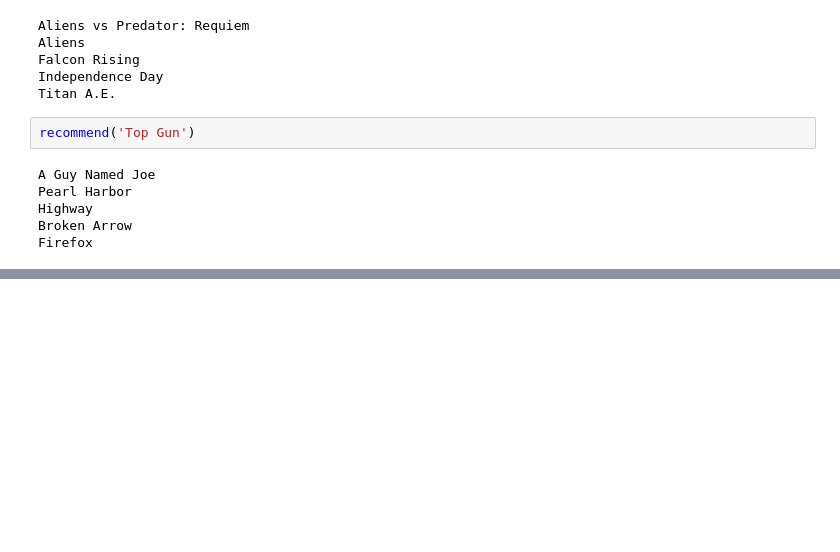
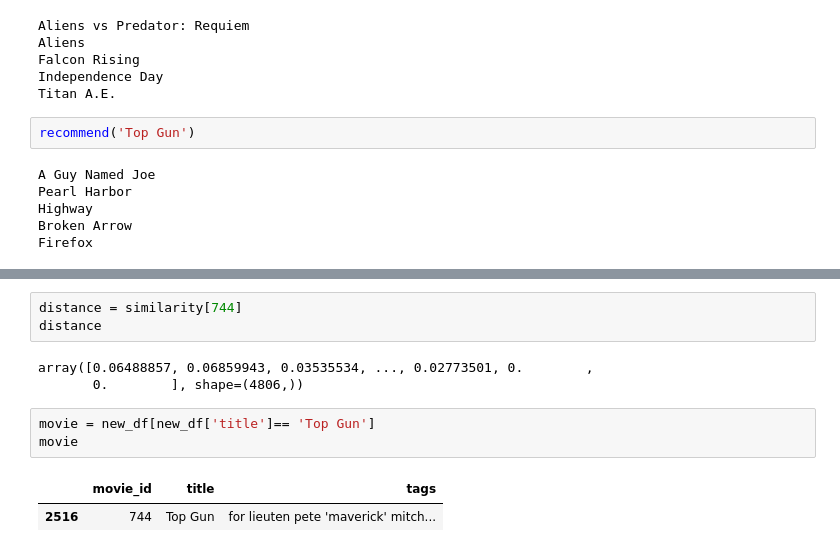
Before and after one commit to Salmanfarsi2561/PYTHON_ML, a Jupyter notebook: projects/mrs.ipynb, the cells around one changed output, grey strips where cells are left out. Saved outputs shown, nothing was run; the diff lists cells and outputs as text; blank space fills up the shorter version.

```diff
--- a/projects/mrs.ipynb
+++ b/projects/mrs.ipynb
@@ -348,0 +365,12 @@ Firefox
+# %%
+distance = similarity[744]
+distance
+# %% [output]
+array([0.06488857, 0.06859943, 0.03535534, ..., 0.02773501, 0.        ,
+       0.        ], shape=(4806,))
+# %%
+movie = new_df[new_df['title']== 'Top Gun']
+movie
+# %% [output]
+|  | movie_id | title | tags |
+| 2516 | 744 | Top Gun | for lieuten pete 'maverick' mitch... |
```
Also changed, not shown: parts of 2 cells of this notebook.
